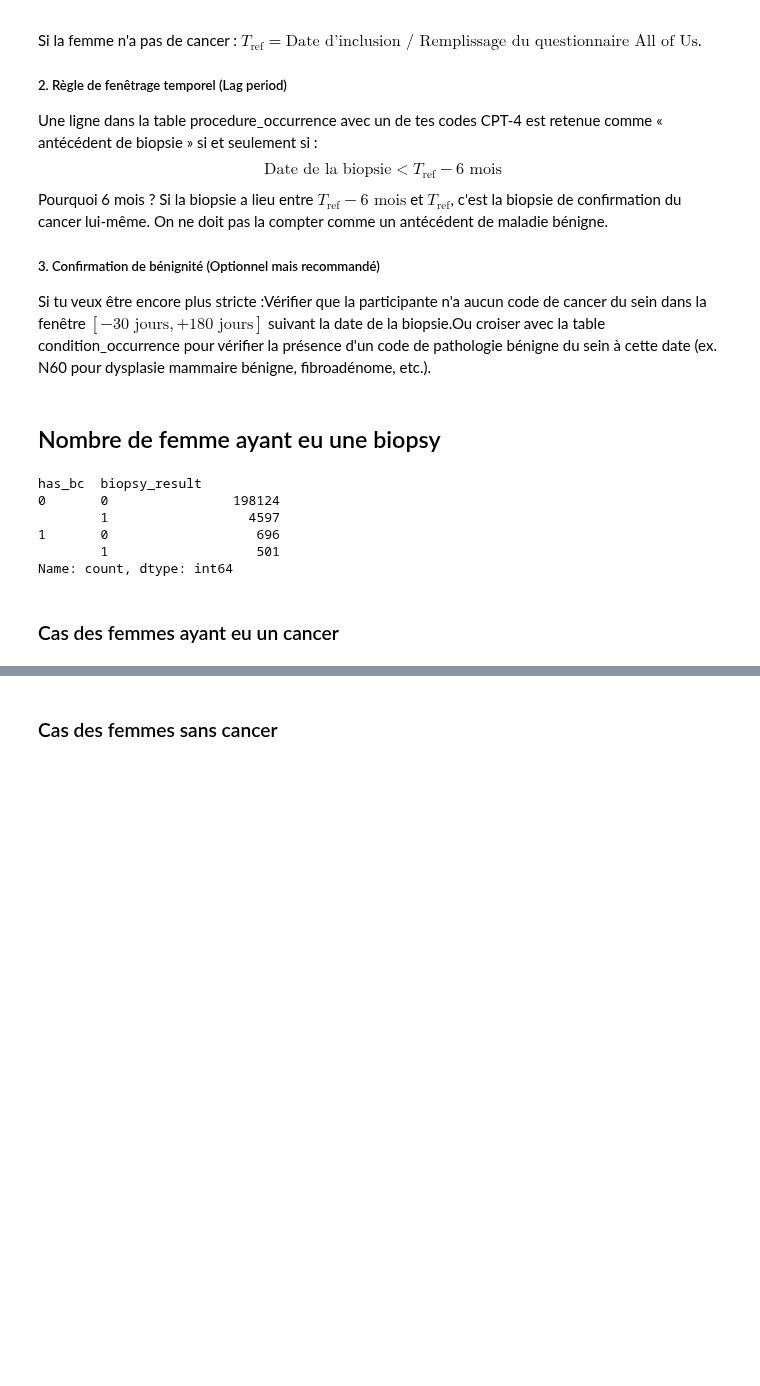
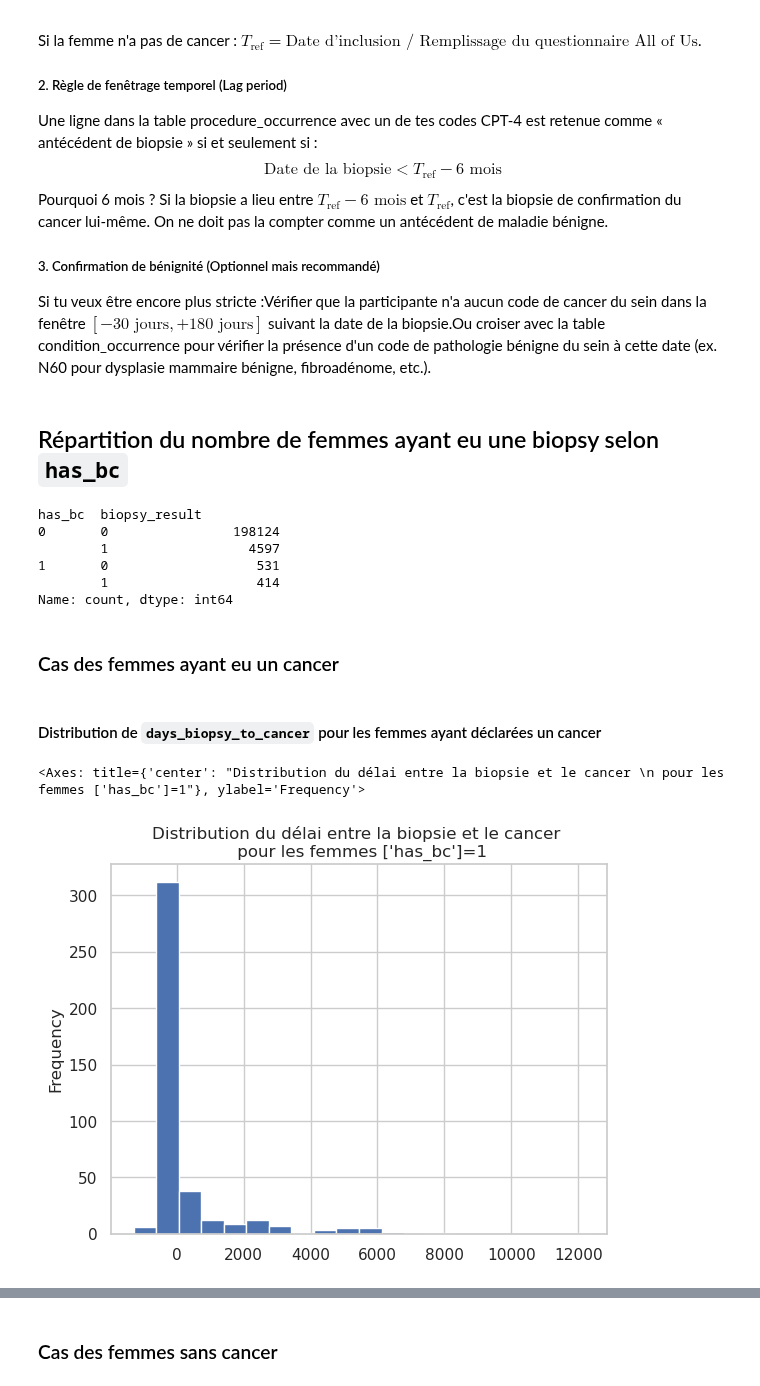
Before and after one commit to RR-DataSciences/Multi-trait-GWAS-in-admixed-populations, a Jupyter notebook: notebooks/54_Breast_Cancer_WITHIN_5Y_DataSelectionAndFiltering.ipynb, the cells around one changed output, grey strips where cells are left out. Saved outputs shown, nothing was run; the diff lists cells and outputs as text; code cells hidden in the pictures; blank space fills up the shorter version.

```diff
--- a/notebooks/54_Breast_Cancer_WITHIN_5Y_DataSelectionAndFiltering.ipynb
+++ b/notebooks/54_Breast_Cancer_WITHIN_5Y_DataSelectionAndFiltering.ipynb
@@ -325,15 +328,22 @@ Une ligne dans la table procedure_occurrence avec un de tes codes CPT-4 est rete
 ##### 3. Confirmation de bénignité (Optionnel mais recommandé)
 Si tu veux être encore plus stricte :Vérifier que la participante n'a aucun code de cancer du sein dans la fenêtre $[-30 \text{ jours}, +180 \text{ jours}]$ suivant la date de la biopsie.Ou croiser avec la table condition_occurrence pour vérifier la présence d'un code de pathologie bénigne du sein à cette date (ex. N60 pour dysplasie mammaire bénigne, fibroadénome, etc.).
 # %% [markdown]
-## Nombre de femme ayant eu une biopsy
+## Répartition du nombre de femmes ayant eu une biopsy selon `has_bc`
 # %%
-df_bc_without_relatedness[['has_bc','biopsy_result']].value_counts()
+df_bc_without_relatedness_before180days[['has_bc','biopsy_result']].value_counts()
 # %% [output]
 has_bc  biopsy_result
 0       0                198124
         1                  4597
-1       0                   696
-        1                   501
+1       0                   531
+        1                   414
 Name: count, dtype: int64
 # %% [markdown]
 ### Cas des femmes ayant eu un cancer
+# %% [markdown]
+#### Distribution de `days_biopsy_to_cancer` pour les femmes ayant déclarées un cancer
+# %%
+df_bc_without_relatedness_before180days['days_biopsy_to_cancer'].plot.hist(bins=20, title="Distribution du délai entre la biopsie et le cancer \n pour les femmes ['has_bc']=1")
+# %% [output]
+<Axes: title={'center': "Distribution du délai entre la biopsie et le cancer \n pour les femmes ['has_bc']=1"}, ylabel='Frequency'>
+[figure, added]
```
Also changed, not shown: parts of 30 cells of this notebook, 1 other file.
